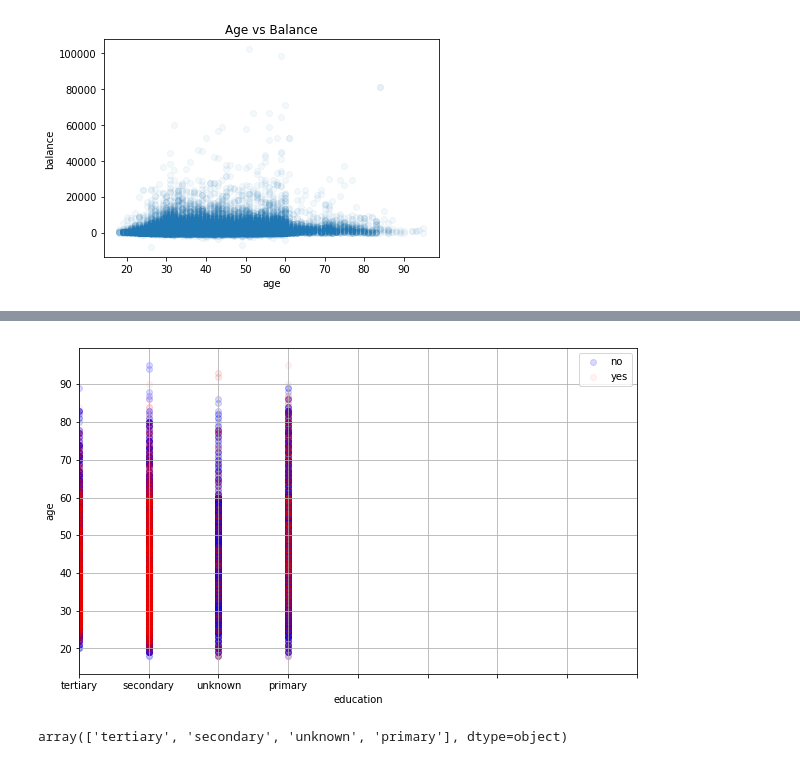
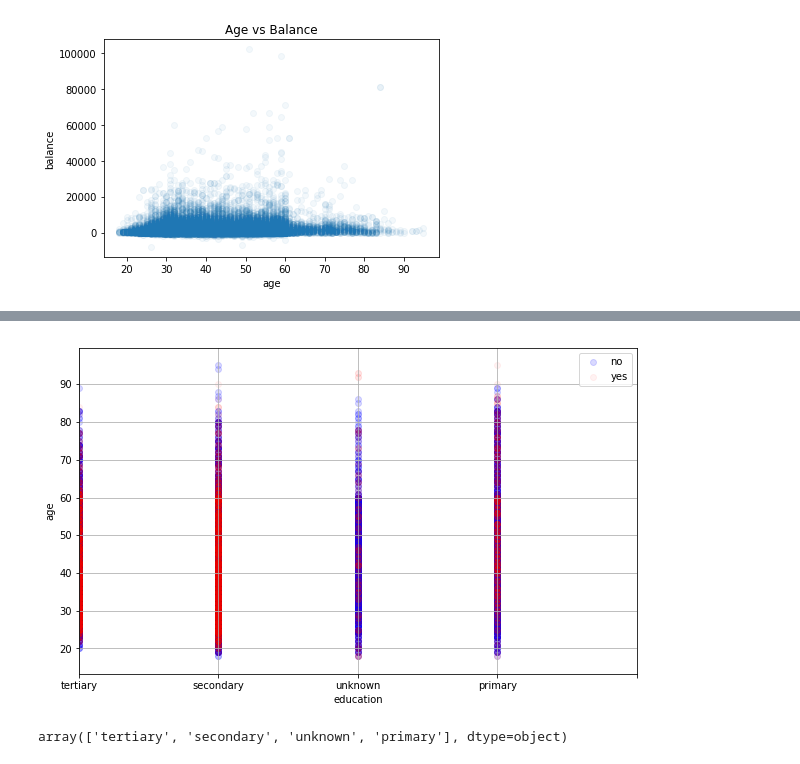
Before and after one commit to stepanshulpin/MLHomeWorks, a Jupyter notebook: script.ipynb, the cells around one changed output, grey strips where cells are left out. Saved outputs shown, nothing was run; the diff lists cells and outputs as text; code cells hidden in the pictures.

```diff
--- a/script.ipynb
+++ b/script.ipynb
@@ -243,26 +210,26 @@ Name: y, Length: 45211, dtype: bool
 # %%
 plt.figure(figsize = (10, 6))
 
 plt.scatter(data[data['y'] == 'no']['education'],
             data[data['y'] == 'no']['age'],
             alpha = 0.15,
             label = 'no',
             color = 'b')
 
 plt.scatter(data[data['y'] == 'yes']['education'],
             data[data['y'] == 'yes']['age'],
             alpha = 0.05,
             label = 'yes',
             color = 'r')
 
 plt.xlabel('education')
-plt.xticks(range(9))
-plt.xlim(0, 8)
+plt.xticks(range(5))
+plt.xlim(0, 4)
 plt.ylabel('age')
 plt.legend()
 plt.grid()
 # %% [output]
-[figure, old version]
+[figure, new version]
 # %%
 data['education'].unique()
 # %% [output]
```
Also changed, not shown: parts of 62 cells of this notebook.
